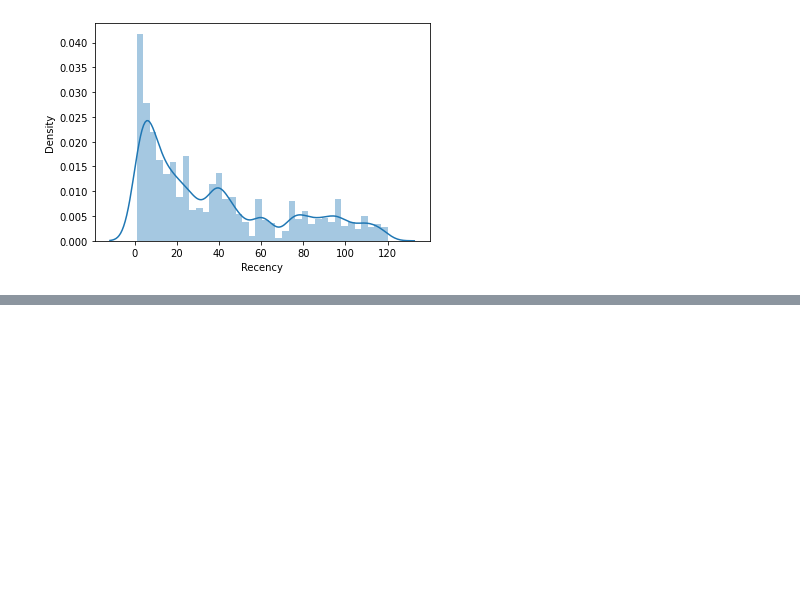
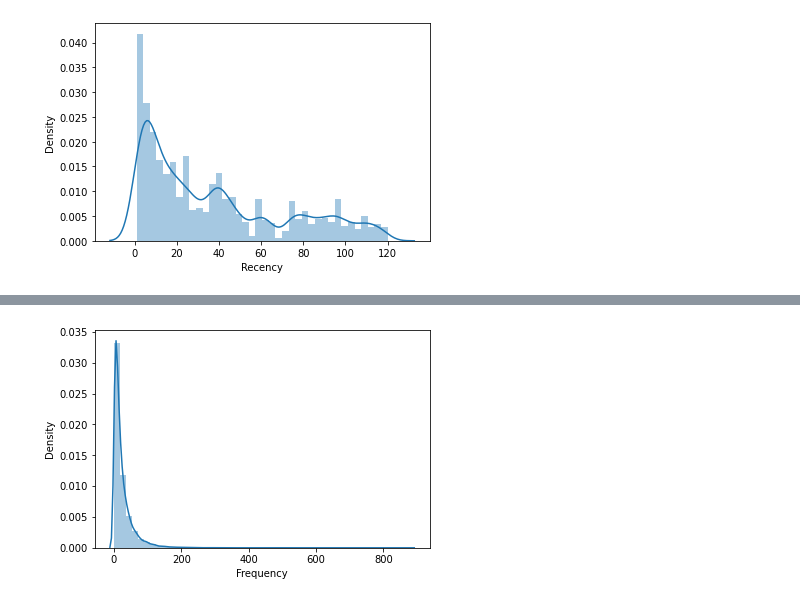
Before and after one commit to kristaLumbantoruan/customer-clustering-for-crm-in-xyz-store, a Jupyter notebook: Customer_Clustering.ipynb, the cells around one changed output, grey strips where cells are left out. Drawn from its saved outputs; the diff is of its cells as text; code cells hidden in the pictures; blank space fills up the shorter version.

```diff
--- a/Customer_Clustering.ipynb
+++ b/Customer_Clustering.ipynb
@@ -299,0 +313,7 @@ ax = sns.distplot(x)
+# %%
+#Frequency distribution plot, focus on frequency less than 1000
+import seaborn as sns
+x = RFMScoring.query('Frequency < 1000')['Frequency']
+ax = sns.distplot(x)
+# %% [output]
+[figure, added]
```
Also changed, not shown: parts of 3 cells of this notebook.
